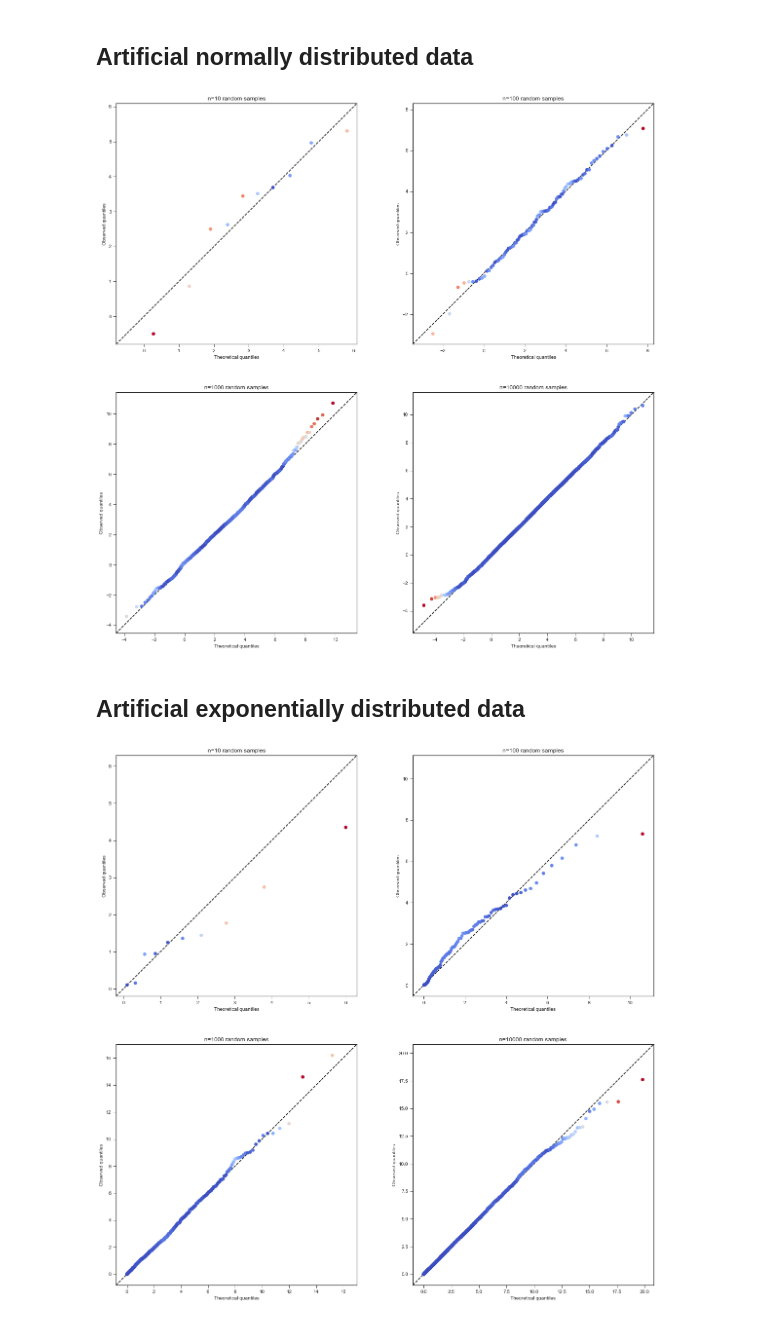
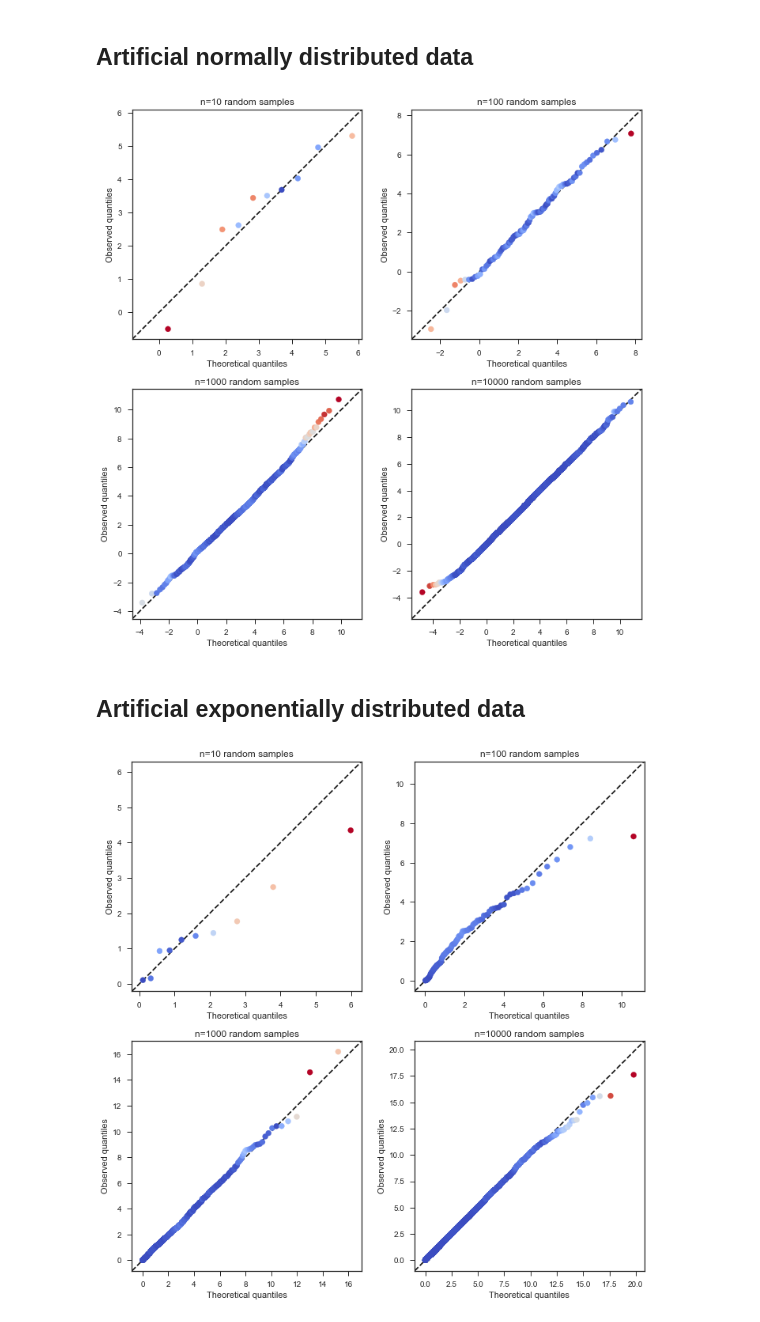
Before and after one commit to artemmavrin/StatTools, a Jupyter notebook: examples/Quantile-Quantile Plots.ipynb, the cells around one changed output. Drawn from its saved outputs; the diff is of its cells as text; code cells hidden in the pictures.

```diff
--- a/examples/Quantile-Quantile Plots.ipynb
+++ b/examples/Quantile-Quantile Plots.ipynb
@@ -9,6 +9,7 @@ import numpy as np
 import scipy as sp
 import matplotlib.pyplot as plt
 import seaborn as sns
+sns.set(style="ticks", palette="muted", color_codes=True)
 
 from mltools.visualization import qqplot
 # %%
@@ -17,8 +18,7 @@ np.random.seed(100)
 # %% [markdown]
 ## Artificial normally distributed data
 # %%
-sns.set_style("ticks")
-fig, axes = plt.subplots(nrows=2, ncols=2, figsize=(20, 20))
+_, axes = plt.subplots(nrows=2, ncols=2, figsize=(10, 10))
 
 for i, size in enumerate((10, 100, 1000, 10000)):
     ax = axes.flat[i]
@@ -26,24 +26,25 @@ for i, size in enumerate((10, 100, 1000, 10000)):
     qqplot(x, ax=ax)
     ax.set_title(f"n={size} random samples")
 
+plt.tight_layout()
 plt.show()
 plt.close()
 # %% [output]
-[figure, old version]
+[figure, new version]
 # %% [markdown]
 ## Artificial exponentially distributed data
 # %%
-sns.set_style("ticks")
-fig, axes = plt.subplots(nrows=2, ncols=2, figsize=(20, 20))
+_, axes = plt.subplots(nrows=2, ncols=2, figsize=(10, 10))
 
 for i, size in enumerate((10, 100, 1000, 10000)):
     ax = axes.flat[i]
     x = sp.stats.expon.rvs(scale=2, size=size)
     qfunc = functools.partial(sp.stats.expon.ppf, scale=2)
     qqplot(x, qfunc=qfunc, ax=ax)
     ax.set_title(f"n={size} random samples")
 
+plt.tight_layout()
 plt.show()
 plt.close()
 # %% [output]
-[figure, old version]
+[figure, new version]
```
Also changed, not shown: 4 other files.
